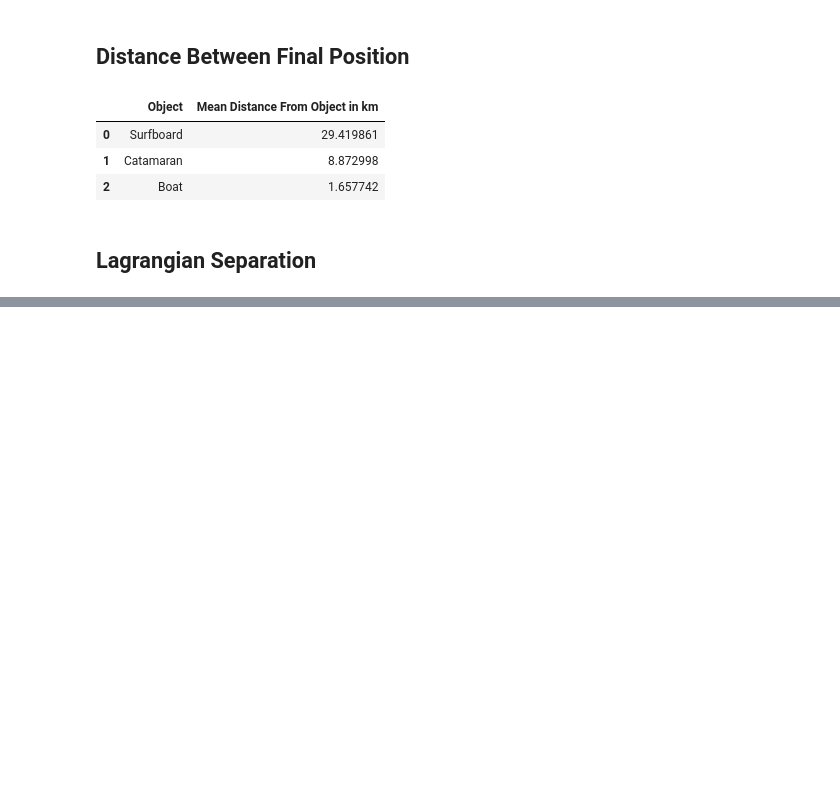
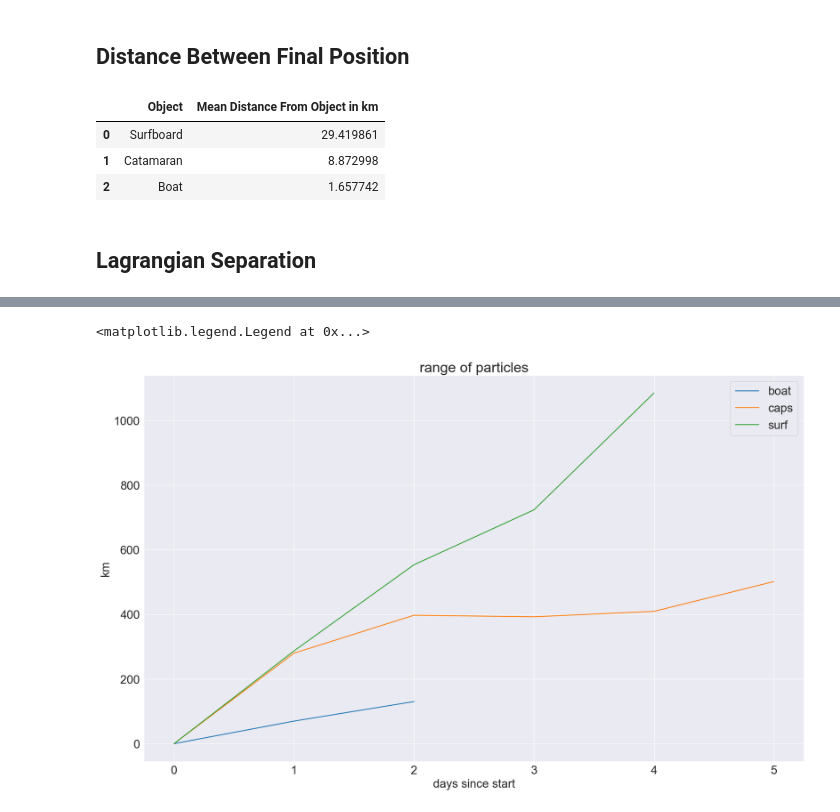
Before and after one commit to hart-davis/codes, a Jupyter notebook: hd_bb_results.ipynb, the cells around one changed output, grey strips where cells are left out. Saved outputs shown, nothing was run; the diff lists cells and outputs as text; code cells hidden in the pictures; blank space fills up the shorter version.

```diff
--- a/hd_bb_results.ipynb
+++ b/hd_bb_results.ipynb
@@ -276,0 +353,16 @@ df
+# %%
+fig = plt.figure(figsize=(20, 12),dpi=120)
+plt.rcParams.update({'font.size': 20})
+
+plt.plot(boat[::24],label='boat')
+plt.plot(caps[::24],label='caps')
+plt.plot(surf[::5] ,label='surf')
+
+
+plt.title("range of particles")
+plt.ylabel("km")
+plt.xlabel("days since start")
+plt.legend()
+# %% [output]
+<matplotlib.legend.Legend at 0x...>
+[figure, added]
```
Also changed, not shown: parts of 5 cells of this notebook.
